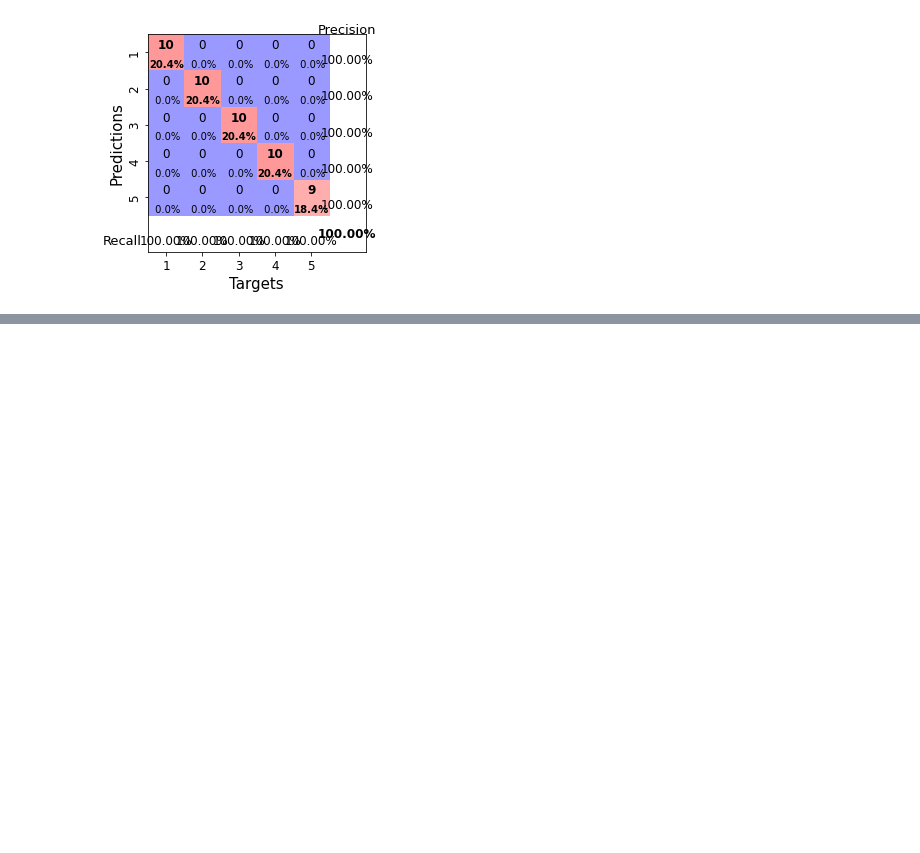
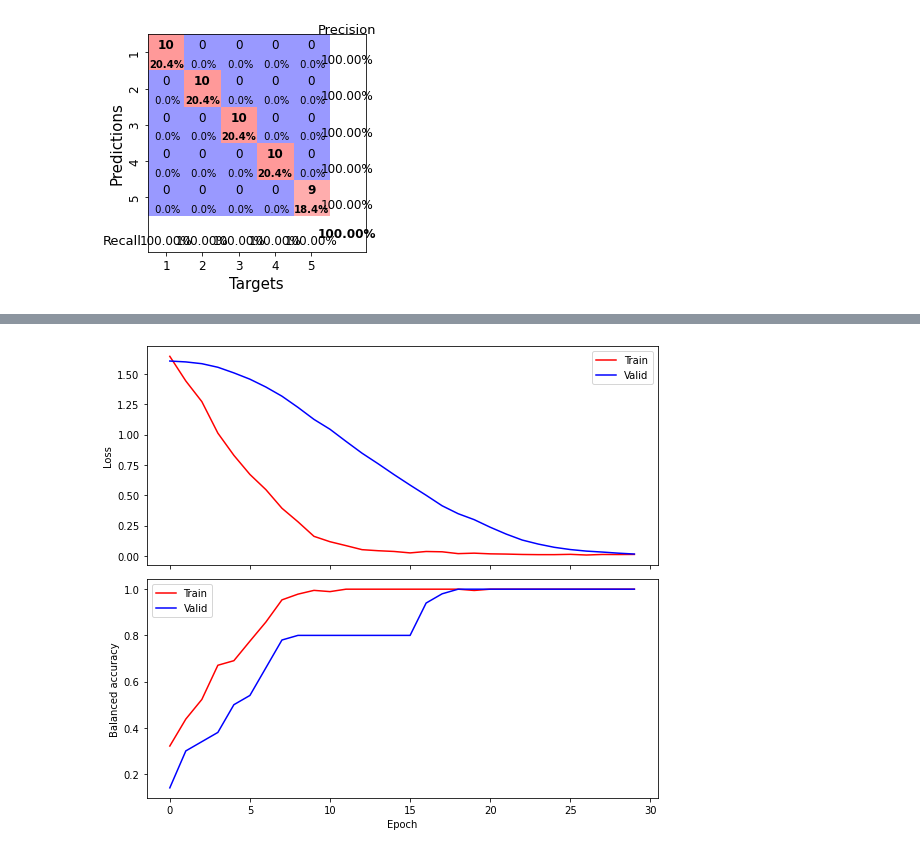
Before and after one commit to Murakami-Shoya/everyday_programming, a Jupyter notebook: brain_decode.ipynb, the cells around one changed output, grey strips where cells are left out. Saved outputs shown, nothing was run; the diff lists cells and outputs as text; code cells hidden in the pictures; blank space fills up the shorter version.

```diff
--- a/brain_decode.ipynb
+++ b/brain_decode.ipynb
@@ -254,6 +258,9 @@ def get_raw_each_subject(subject_path, func='baseline', is_test=False, phd_binar
         # 動画視聴後のrawの抽出(テスト用)
         elif(func == 'after_watching'):
             raw, is_unique_step = get_after_watching(trial_raw, dur_s=5, sfreq=SFREQ)
+        # 動画視聴中のrawの抽出(テスト用)
+        elif(func == 'watching'):
+            raw, is_unique_step = get_watching(trial_raw, dur_s=15, sfreq=SFREQ)
 
         if(not(is_unique_step)):
             print(subject_path+dir+'/Photodiode.csv')   # 異常なPhotodiodeはパスを表示
@@ -996,0 +1019,17 @@ plot_confusion_matrix(confusion_mat)
+# %%
+from braindecode.preprocessing import create_fixed_length_windows
+
+input_window_samples = SFREQ    # 1秒
+window_stride_samples = SFREQ   # 1秒
+
+windows_dataset = create_fixed_length_windows(
+    dataset,
+    start_offset_samples=0,
+    stop_offset_samples=0,
+    window_size_samples=input_window_samples,
+    window_stride_samples=window_stride_samples,
+    drop_last_window=False,
+    drop_bad_windows=True,
+)
+
+windows_dataset.get_metadata()
@@ -996,0 +1095,3 @@ plot_confusion_matrix(confusion_mat)
+# %%
+splits = windows_dataset.split('session')
+train_set, valid_set = splits["train"], splits["eval"]
@@ -996,0 +1284,18 @@ plot_confusion_matrix(confusion_mat)
+# %%
+import matplotlib.pyplot as plt
+import pandas as pd
+
+# Extract loss and balanced accuracy values for plotting from history object
+df = pd.DataFrame(clf.history.to_list())
+df.index.name = "Epoch"
+fig, (ax1, ax2) = plt.subplots(2, 1, figsize=(8, 7), sharex=True)
+df[['train_loss', 'valid_loss']].plot(color=['r', 'b'], ax=ax1)
+df[['train_bal_acc', 'valid_bal_acc']].plot(color=['r', 'b'], ax=ax2)
+ax1.set_ylabel('Loss')
+ax2.set_ylabel('Balanced accuracy')
+ax1.legend(['Train', 'Valid'])
+ax2.legend(['Train', 'Valid'])
+fig.tight_layout()
+plt.show()
+# %% [output]
+[figure, added]
```
Also changed, not shown: parts of 38 cells of this notebook.
